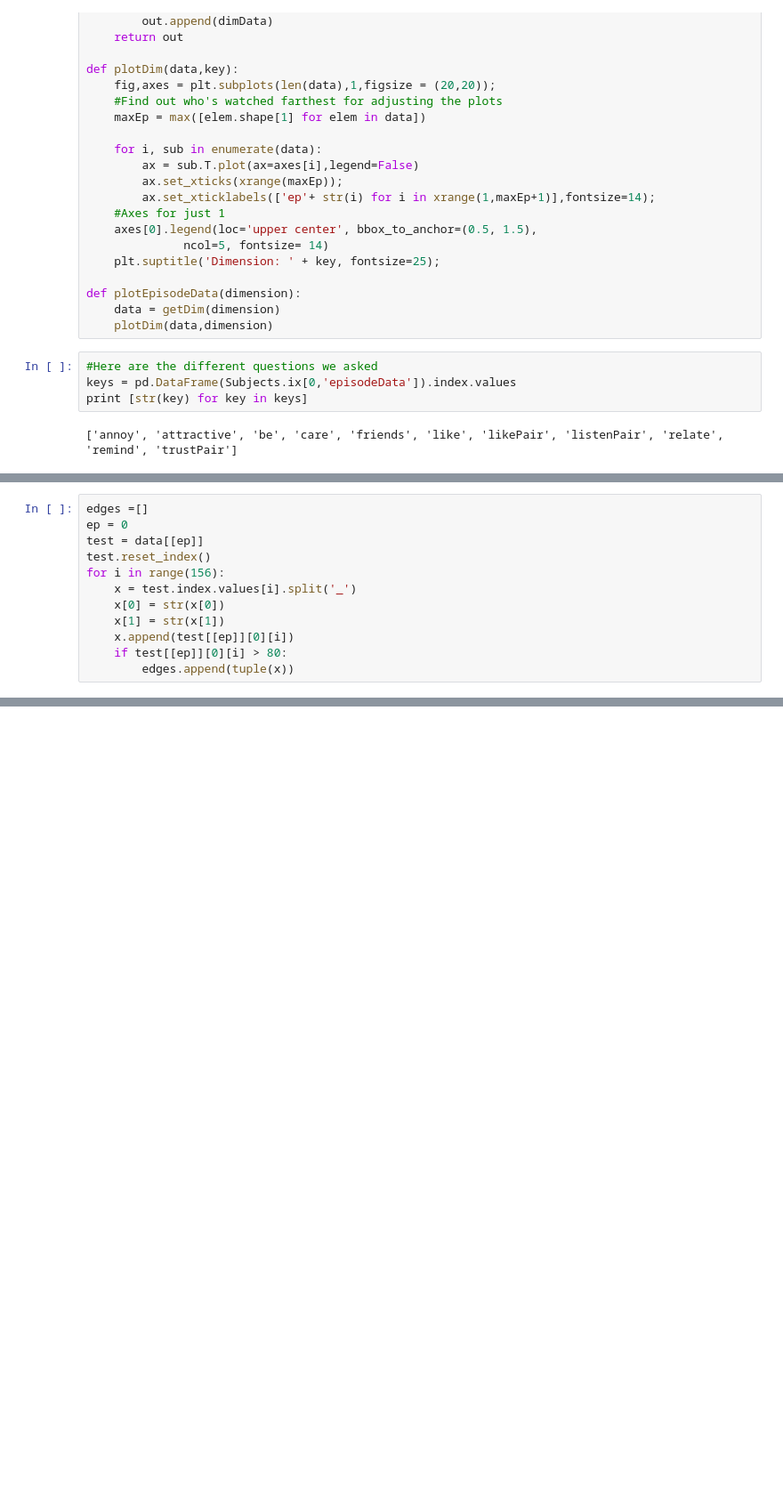
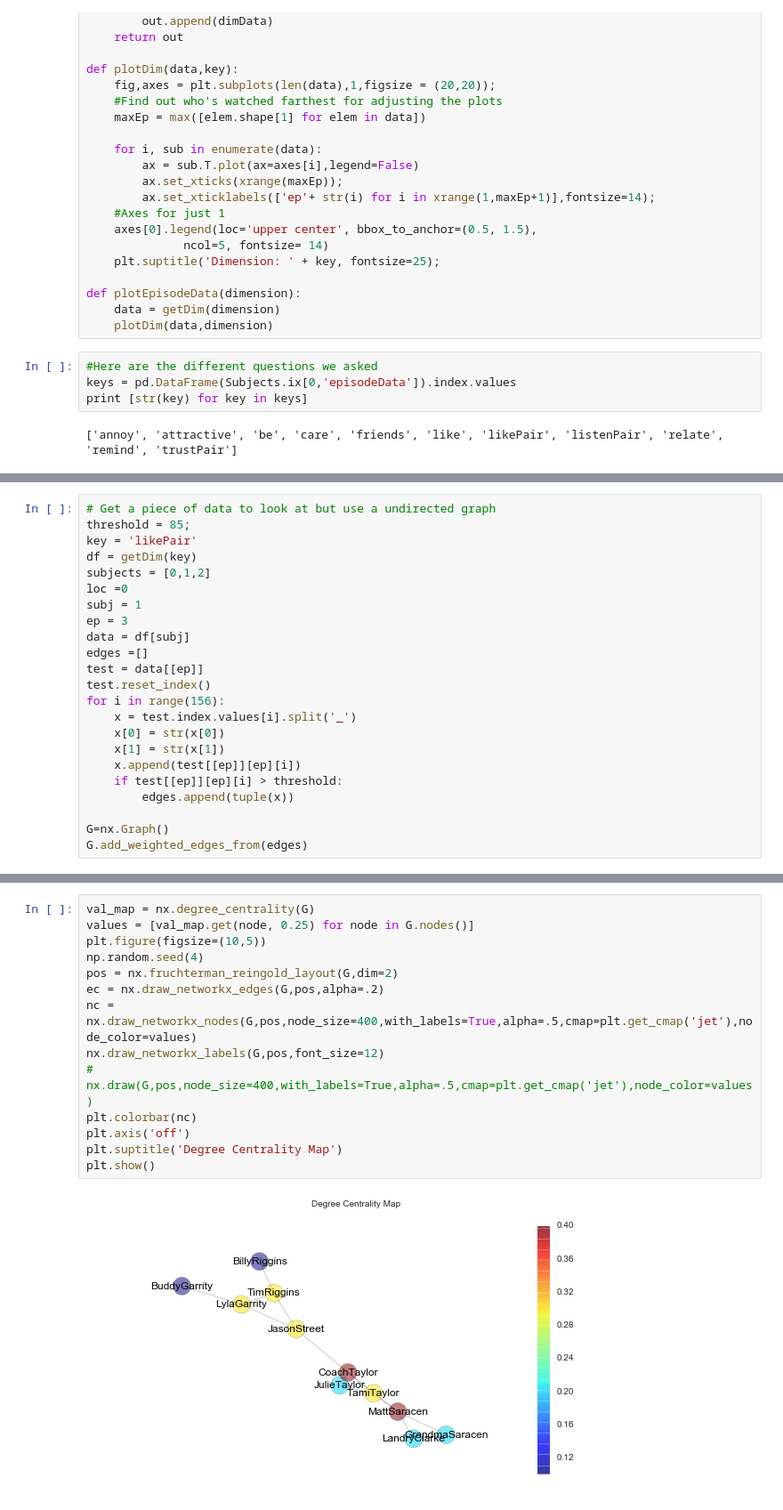
Before and after one commit to ljchang/psyc63, a Jupyter notebook: Notebooks/SocialNetworkAnalysis.ipynb, the cells around one changed output, grey strips where cells are left out. Shown at 89% size. Cells and saved outputs as stored; diff of their text form; blank space fills up the shorter version.

```diff
--- a/Notebooks/SocialNetworkAnalysis.ipynb
+++ b/Notebooks/SocialNetworkAnalysis.ipynb
@@ -71,12 +130,23 @@ data = data[subj]
 # %%
+# Get a piece of data to look at but use a undirected graph
+threshold = 85;
+key = 'likePair'
+df = getDim(key)
+subjects = [0,1,2]
+loc =0
+subj = 1
+ep = 3
+data = df[subj]
 edges =[]
-ep = 0
 test = data[[ep]]
 test.reset_index()
 for i in range(156):
     x = test.index.values[i].split('_')
     x[0] = str(x[0])
     x[1] = str(x[1])
-    x.append(test[[ep]][0][i])
-    if test[[ep]][0][i] > 80:
+    x.append(test[[ep]][ep][i])
+    if test[[ep]][ep][i] > threshold:
         edges.append(tuple(x))
+
+G=nx.Graph()
+G.add_weighted_edges_from(edges)
@@ -98,0 +173,16 @@ DG.successors('JasonStreet')
+# %%
+val_map = nx.degree_centrality(G)
+values = [val_map.get(node, 0.25) for node in G.nodes()]
+plt.figure(figsize=(10,5))
+np.random.seed(4)
+pos = nx.fruchterman_reingold_layout(G,dim=2)
+ec = nx.draw_networkx_edges(G,pos,alpha=.2)
+nc = nx.draw_networkx_nodes(G,pos,node_size=400,with_labels=True,alpha=.5,cmap=plt.get_cmap('jet'),node_color=values)
+nx.draw_networkx_labels(G,pos,font_size=12)
+# nx.draw(G,pos,node_size=400,with_labels=True,alpha=.5,cmap=plt.get_cmap('jet'),node_color=values)
+plt.colorbar(nc)
+plt.axis('off')
+plt.suptitle('Degree Centrality Map')
+plt.show()
+# %% [output]
+[figure, added]
```
Also changed, not shown: parts of 18 cells of this notebook, 1 other file.
